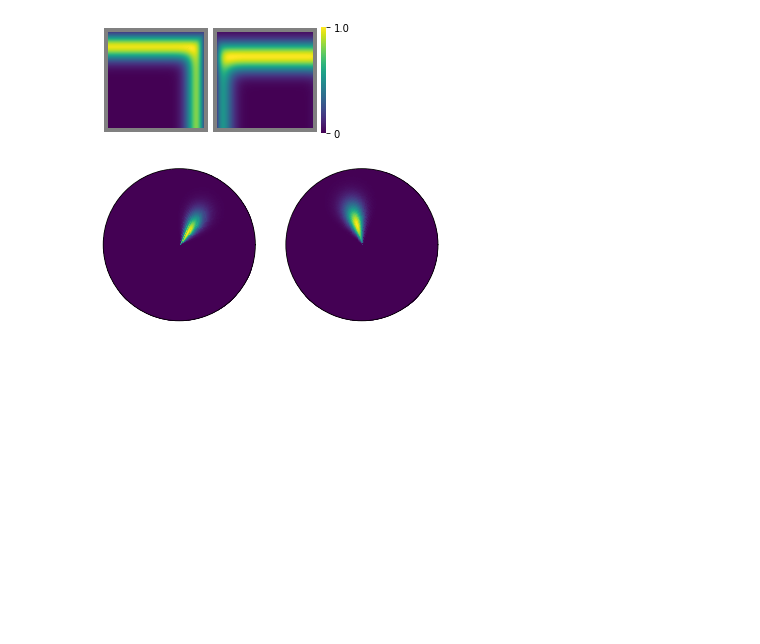
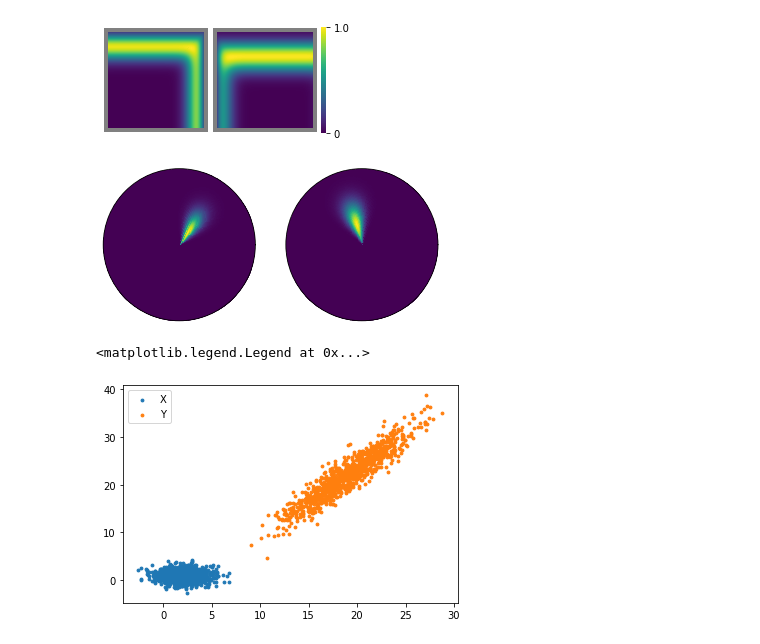
Before and after one commit to cngzlsh/BrainNet, a Jupyter notebook: Untitled.ipynb, the cells around one changed output. Drawn from its saved outputs; the diff is of its cells as text; code cells hidden in the pictures; blank space fills up the shorter version.

```diff
--- a/Untitled.ipynb
+++ b/Untitled.ipynb
@@ -66,0 +71,20 @@ fig, ax = BVCs.plot_BVC_receptive_field(chosen_neurons='2')
+# %%
+mu = torch.Tensor([2,1])
+cov = torch.Tensor([[2,0],[0,1]])
+
+X = dist.MultivariateNormal(loc=mu, covariance_matrix=cov)
+# %%
+X_samples = X.sample(sample_shape=torch.Size([1000]))
+plt.scatter(X_samples[:,0], X_samples[:,1], s=8, label='X')
+
+# Y|X ~ N(Ax+b, Sigma)
+A = torch.Tensor([[2,3],[1,2]])
+b = torch.Tensor([14,14])
+Sigma = torch.eye(2)
+
+Y_samples = X_samples @ A + b + dist.MultivariateNormal(loc=torch.zeros(2), covariance_matrix=Sigma).sample(sample_shape=torch.Size([1000]))
+plt.scatter(Y_samples[:,0], Y_samples[:,1], s=8, label='Y')
+plt.legend()
+# %% [output]
+<matplotlib.legend.Legend at 0x...>
+[figure, added]
```
Also changed, not shown: parts of 1 cell of this notebook, 16 other files.
